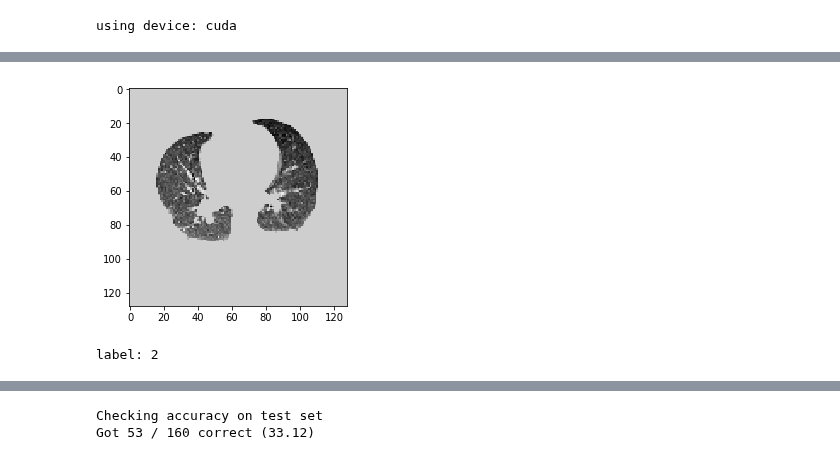
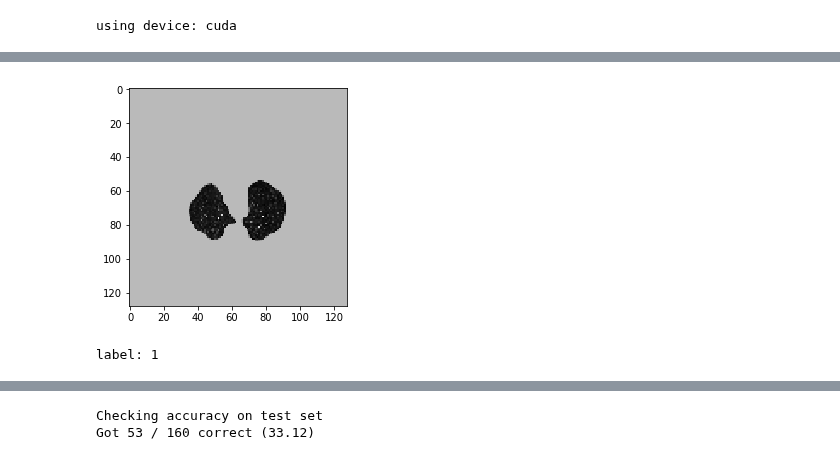
Before and after one commit to magdyksaleh/cs231n_bmi260_project, a Jupyter notebook: milestone_code-Conv3d1.ipynb, the cells around one changed output, grey strips where cells are left out. Saved outputs shown, nothing was run; the diff lists cells and outputs as text; code cells hidden in the pictures.

```diff
--- a/milestone_code-Conv3d1.ipynb
+++ b/milestone_code-Conv3d1.ipynb
@@ -37,7 +37,7 @@ print('using device:', device)
 # %% [output]
 using device: cuda
 # %%
-NUM_TOTAL = 1968
+NUM_TOTAL = 1979
 NUM_TRAIN = 1600
 
 #add path as absolute path for root dir
@@ -45,21 +45,9 @@ NUM_TRAIN = 1600
 im_size = 128
 
 lung_dataset_train = ILDDataset(csv_file=r'C:/Users/Akrofi/Desktop/CS 231/Project/train_labels.csv',
-                          root_dir=r'C:/Users/Akrofi/Desktop/CS 231/Project/train2',mask=True, train=True, resize=im_size)#, transform=transform)
+                          root_dir=r'C:/Users/Akrofi/Desktop/CS 231/Project/train',mask=True, train=True, resize=im_size)
 
-lung_dataset_validation = ILDDataset(csv_file=r'C:/Users/Akrofi/Desktop/CS 231/Project/validation_labels.csv',
-                          root_dir=r'C:/Users/Akrofi/Desktop/CS 231/Project/validation',mask=True, train=False, resize=im_size)#, transform=transform)
 
 #add path as absolute path for root dir
 lung_dataset_test = ILDDataset(csv_file=r'C:/Users/Akrofi/Desktop/CS 231/Project/test_labels.csv',
-                          root_dir=r'C:/Users/Akrofi/Desktop/CS 231/Project/test', mask=True, train=False, resize=im_size)#, transform=transform)
-
-
-loader_train = DataLoader(lung_dataset_train, batch_size=16,
-                          sampler=sampler.SequentialSampler(range(810)))
-
-loader_validation = DataLoader(lung_dataset_validation, batch_size=16,
-                          sampler=sampler.SequentialSampler(range(160)))
-
-loader_test = DataLoader(lung_dataset_test, batch_size=16,
-                         sampler=sampler.SequentialSampler(range(160)))
+                          root_dir=r'C:/Users/Akrofi/Desktop/CS 231/Project/test', mask=True, train=False, resize=im_size)
@@ -66,12 +143,12 @@ loader_test = DataLoader(lung_dataset_test, batch_size=16,
 # %%
 #show datasample
 sample = lung_dataset_train[810]
-plt.imshow(sample[0], cmap='gray')
+plt.imshow(sample[0][3], cmap='gray')
 plt.show()
 print("label: " + str(sample[1]))
 # %% [output]
-[figure, old version]
+[figure, new version]
-label: 2
+label: 1
 # %%
 def flatten(x):
     N = x.shape[0] # read in N, C, H, W
```
Also changed, not shown: parts of 8 cells of this notebook, 3 other files.
